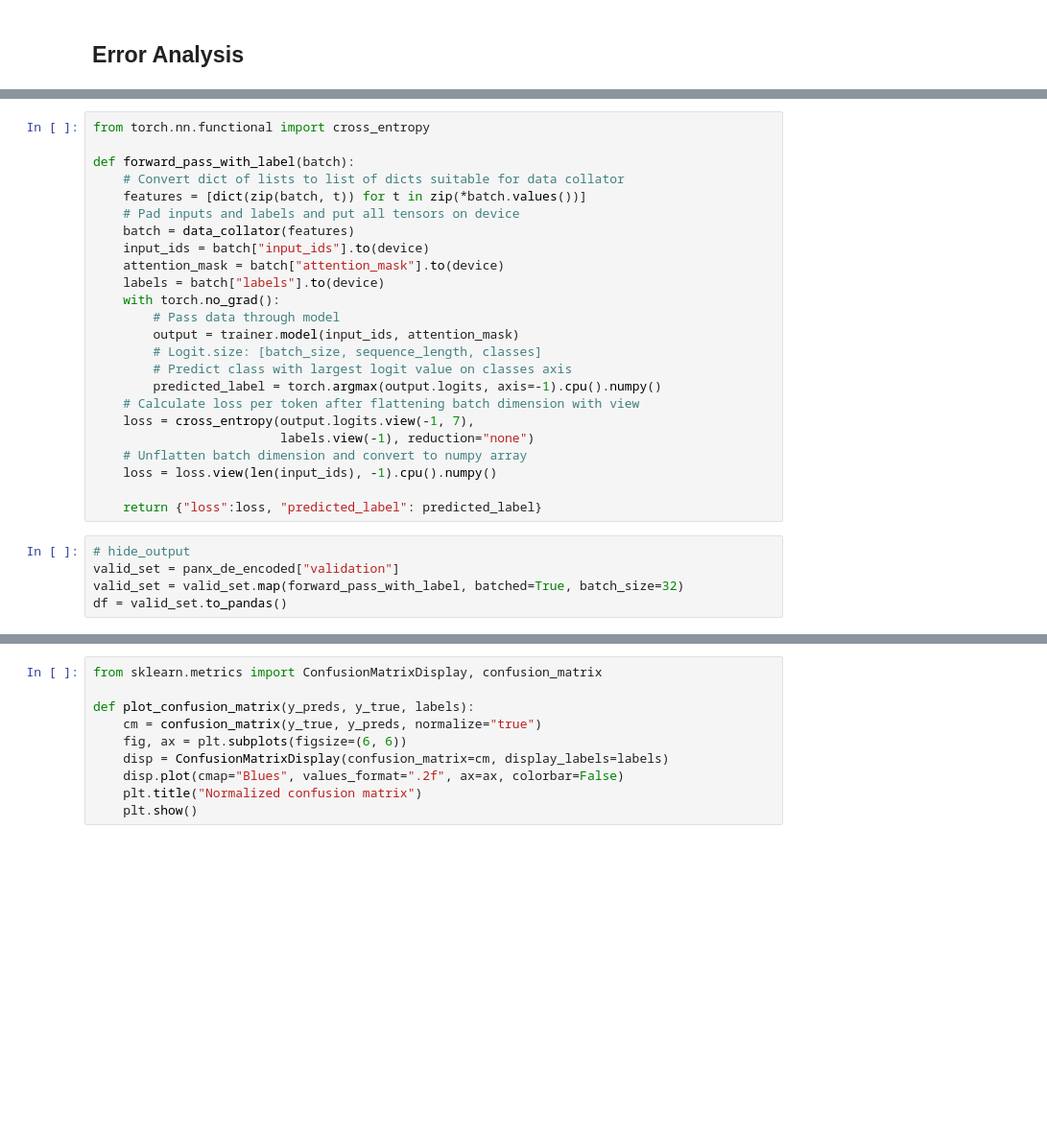
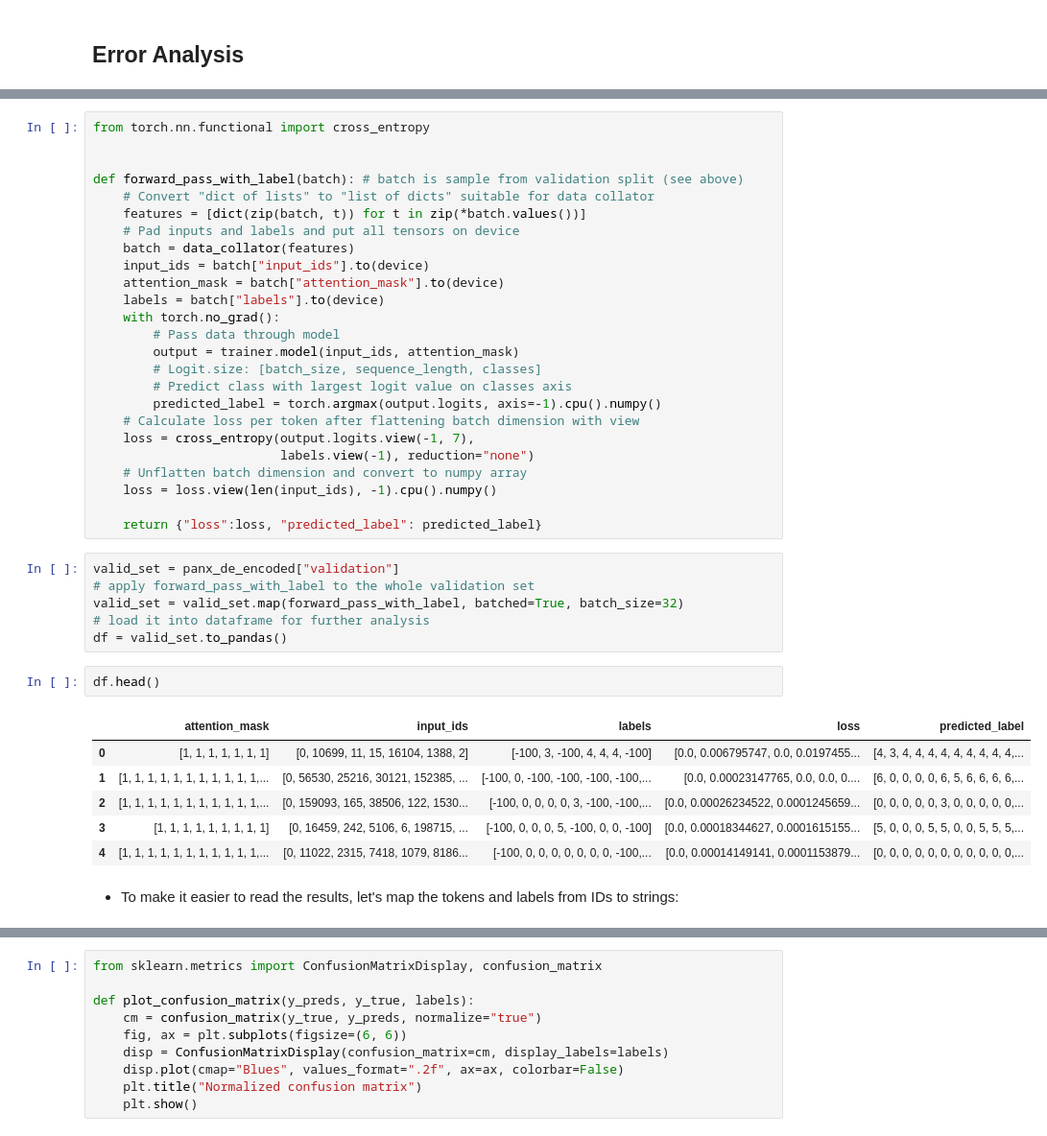
Before and after one commit to ahmad-alismail/NLP-with-Transformers, a Jupyter notebook: 4-nlp-with-transformers-multilingual-ner.ipynb, the cells around one changed output, grey strips where cells are left out. Shown at 96% size. Drawn from its saved outputs; the diff is of its cells as text; blank space fills up the shorter version.

```diff
--- a/4-nlp-with-transformers-multilingual-ner.ipynb
+++ b/4-nlp-with-transformers-multilingual-ner.ipynb
@@ -824,8 +840,9 @@ It works! But we should never trust model prediction on a single example. Let's
 # %%
 from torch.nn.functional import cross_entropy
 
-def forward_pass_with_label(batch):
-    # Convert dict of lists to list of dicts suitable for data collator
+
+def forward_pass_with_label(batch): # batch is sample from validation split (see above)
+    # Convert "dict of lists" to "list of dicts" suitable for data collator
     features = [dict(zip(batch, t)) for t in zip(*batch.values())]
     # Pad inputs and labels and put all tensors on device
     batch = data_collator(features)
@@ -846,8 +863,20 @@ def forward_pass_with_label(batch):
 
     return {"loss":loss, "predicted_label": predicted_label}
 # %%
-# hide_output
 valid_set = panx_de_encoded["validation"]
+# apply forward_pass_with_label to the whole validation set
 valid_set = valid_set.map(forward_pass_with_label, batched=True, batch_size=32)
+# load it into dataframe for further analysis
 df = valid_set.to_pandas()
+# %%
+df.head()
+# %% [output]
+|  | attention_mask | input_ids | labels | loss | predicted_label |
+| 0 | [1, 1, 1, 1, 1, 1, 1] | [0, 10699, 11, 15, 16104, 1388, 2] | [-100, 3, -100, 4, 4, 4, -100] | [0.0, 0.006795747, 0.0, 0.0197455... | [4, 3, 4, 4, 4, 4, 4, 4, 4, 4, 4,... |
+| 1 | [1, 1, 1, 1, 1, 1, 1, 1, 1, 1, 1,... | [0, 56530, 25216, 30121, 152385, ... | [-100, 0, -100, -100, -100, -100,... | [0.0, 0.00023147765, 0.0, 0.0, 0.... | [6, 0, 0, 0, 0, 6, 5, 6, 6, 6, 6,... |
+| 2 | [1, 1, 1, 1, 1, 1, 1, 1, 1, 1, 1,... | [0, 159093, 165, 38506, 122, 1530... | [-100, 0, 0, 0, 0, 3, -100, -100,... | [0.0, 0.00026234522, 0.0001245659... | [0, 0, 0, 0, 0, 3, 0, 0, 0, 0, 0,... |
+| 3 | [1, 1, 1, 1, 1, 1, 1, 1, 1] | [0, 16459, 242, 5106, 6, 198715, ... | [-100, 0, 0, 0, 5, -100, 0, 0, -100] | [0.0, 0.00018344627, 0.0001615155... | [5, 0, 0, 0, 5, 5, 0, 0, 5, 5, 5,... |
+| 4 | [1, 1, 1, 1, 1, 1, 1, 1, 1, 1, 1,... | [0, 11022, 2315, 7418, 1079, 8186... | [-100, 0, 0, 0, 0, 0, 0, 0, -100,... | [0.0, 0.00014149141, 0.0001153879... | [0, 0, 0, 0, 0, 0, 0, 0, 0, 0, 0,... |
+# %% [markdown]
+* To make it easier to read the results, let's map the tokens and labels from IDs to strings:
 # %%
```
Also changed, not shown: parts of 17 cells of this notebook.
